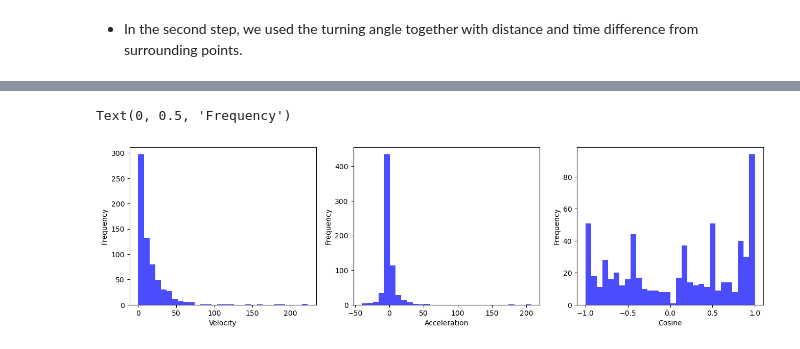
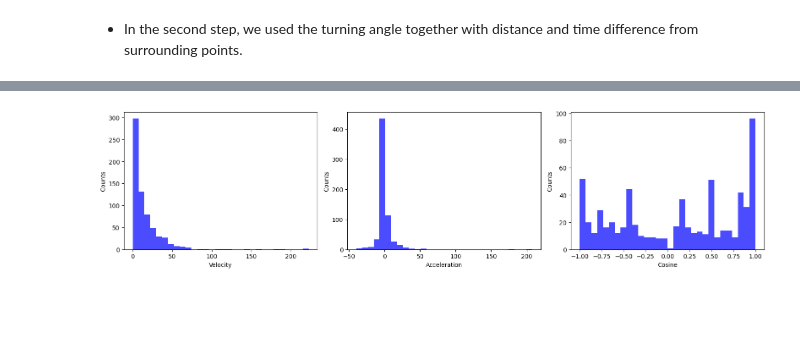
Before and after one commit to Sajad-Sharhani/Computational-Science-Project-Course, a Jupyter notebook: SpikyCow.ipynb, the cells around one changed output, grey strips where cells are left out. Drawn from its saved outputs; the diff is of its cells as text; code cells hidden in the pictures; blank space fills up the shorter version.

```diff
--- a/SpikyCow.ipynb
+++ b/SpikyCow.ipynb
@@ -384,23 +403,23 @@ plt.savefig("VT1.png")
 # %%
+# Velocity, Accelration and Cosine Theta Distributions
 fig, axs = plt.subplots(1, 3, figsize=(16, 4))
 
-# Velocity distribution
+# Velocity Distribution
 axs[0].hist(data['Velocity'], bins=30, color='blue', alpha=0.7)
-# axs[0].set_title('Velocity Distribution')
 axs[0].set_xlabel('Velocity')
-axs[0].set_ylabel('Frequency')
+axs[0].set_ylabel('Counts')
 
-# acceleration distribution
+# Acceleration Distribution
 axs[1].hist(data['Acceleration'], bins=30, color='blue', alpha=0.7)
-# axs[1].set_title('Acceleration Distribution')
 axs[1].set_xlabel('Acceleration')
-axs[1].set_ylabel('Frequency')
+axs[1].set_ylabel('Counts')
 
-axs[2].hist(data['Cosine'][~spikes], bins=30, color='blue', alpha=0.7)
-#axs[2].hist(data['Cosine'][spikes], bins=30, color='red', alpha=0.7)
-# axs[2].set_title('Cosine Distribution')
+# Cosine Theta Distribution
+axs[2].hist(data['Cosine'], bins=30, color='blue', alpha=0.7)
 axs[2].set_xlabel('Cosine')
-axs[2].set_ylabel('Frequency')
+axs[2].set_ylabel('Counts')
+
+plt.tight_layout()
+plt.show()
 # %% [output]
-Text(0, 0.5, 'Frequency')
-[figure, old version]
+[figure, new version]
```
Also changed, not shown: parts of 16 cells of this notebook, 1 other file.
